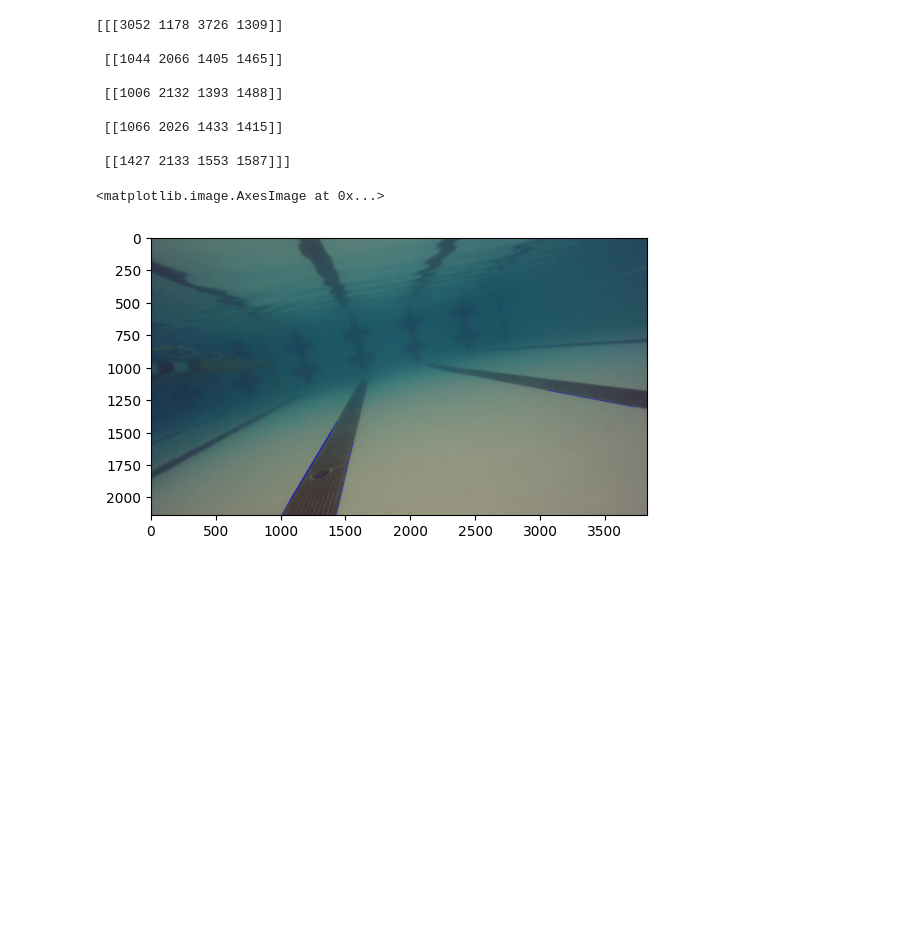
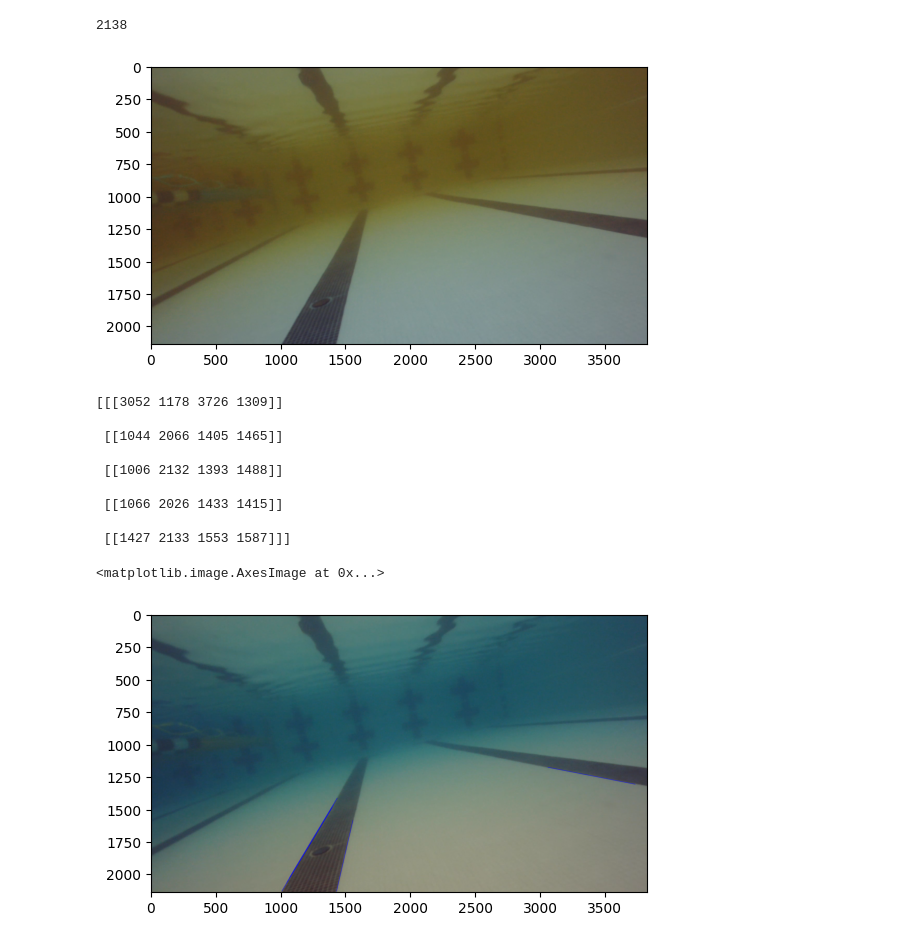
Before and after one commit to Dyoseus/cv-intro, a Jupyter notebook: testLineDetection.ipynb, the cells around one changed output. Drawn from its saved outputs; the diff is of its cells as text; code cells hidden in the pictures; blank space fills up the shorter version.

```diff
--- a/testLineDetection.ipynb
+++ b/testLineDetection.ipynb
@@ -1,10 +1,18 @@
 # %%
 import cv2
 import numpy as np
 import matplotlib.pyplot as plt
 import LincolnLabsSecretSauce
 
 img = cv2.imread('lanes.png')
+
+plt.imshow(img)
+
+h,w,c = img.shape
+print(h)
+# %% [output]
+2138
+[figure, added]
 # %%
 lines = LincolnLabsSecretSauce.detect_lines(img, 49, 50, 3, 500, 40)
 print(lines)
```
Also changed, not shown: parts of 1 cell of this notebook, 2 other files.
